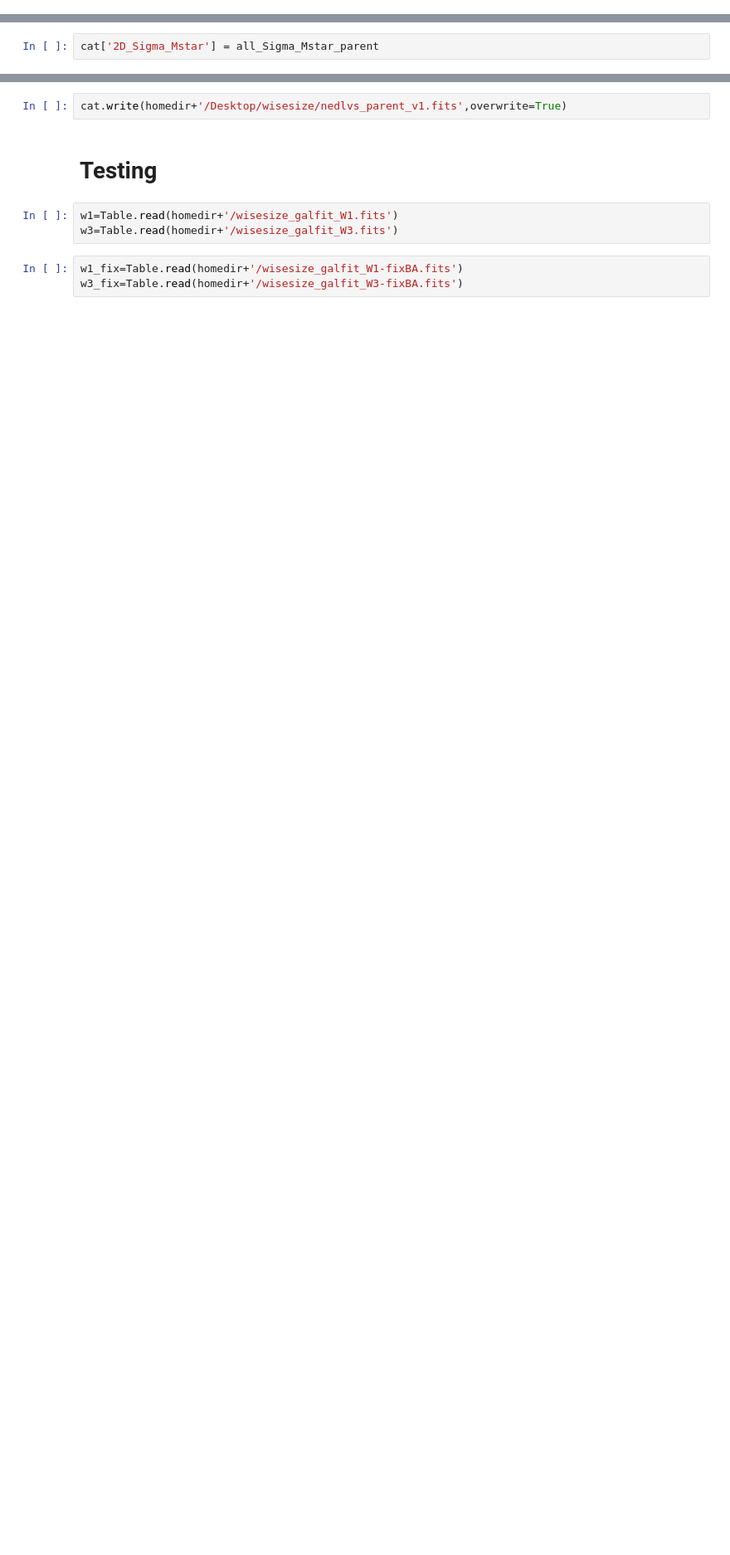
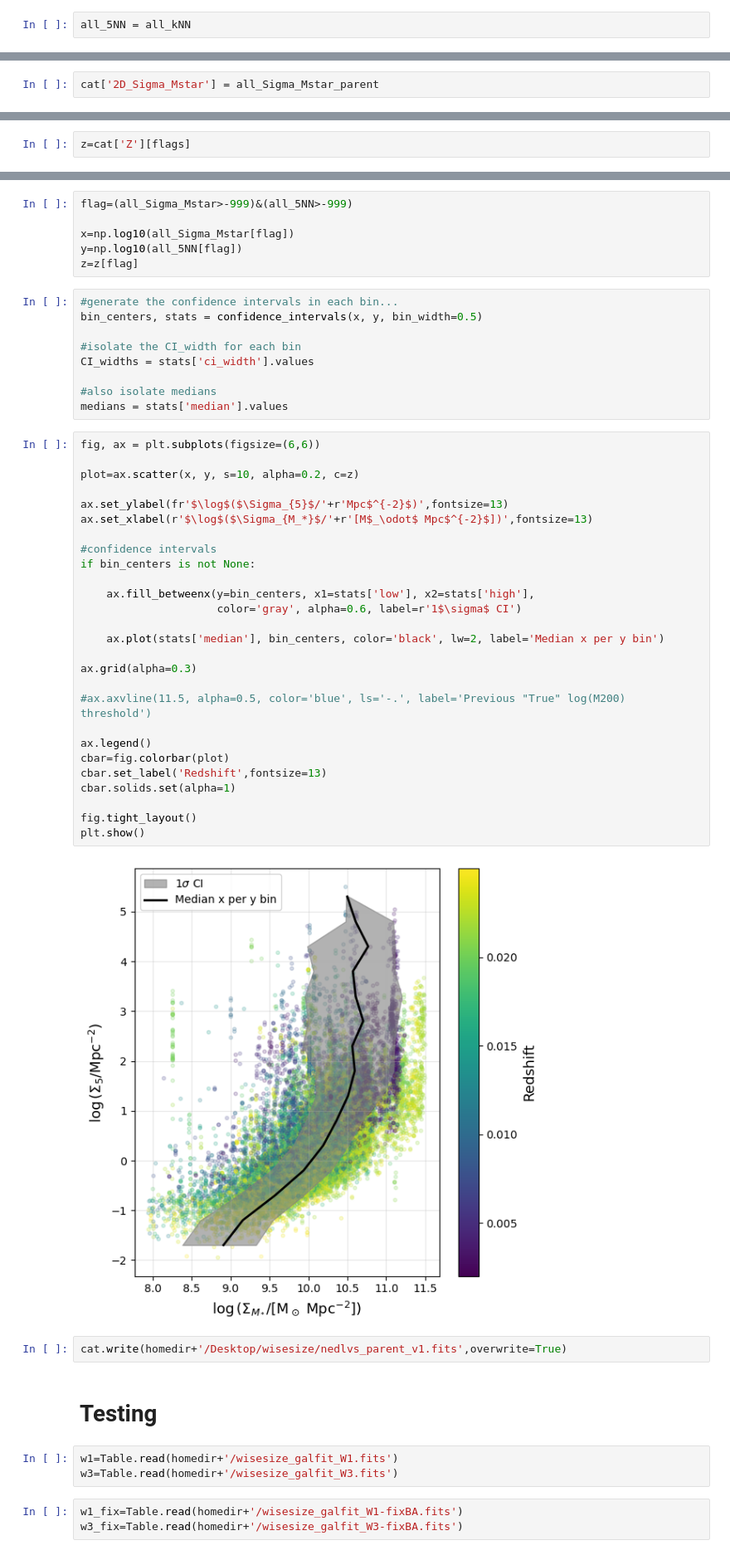
Before and after one commit to gammaspire/wisesize, a Jupyter notebook: environment_classifications/kNN_local_density.ipynb, the cells around one changed output, grey strips where cells are left out. Shown at 83% size. Cells and saved outputs as stored; diff of their text form; blank space fills up the shorter version.

```diff
--- a/environment_classifications/kNN_local_density.ipynb
+++ b/environment_classifications/kNN_local_density.ipynb
@@ -414,3 +425,5 @@ plot_Sigma_Mstar(galaxy.cat['RA'], galaxy.cat['DEC'], all_Sigma_Mstar)
+# %%
+all_5NN = all_kNN
 # %%
 #NOTE: all_5NN may not be fully row-matched to parent table due to flags...hence why we apply flags.
 
@@ -443,0 +450,2 @@ plt.show()
+# %%
+z=cat['Z'][flags]
@@ -444,3 +456,47 @@ plt.show()
+# %%
+flag=(all_Sigma_Mstar>-999)&(all_5NN>-999)
+
+x=np.log10(all_Sigma_Mstar[flag])
+y=np.log10(all_5NN[flag])
+z=z[flag]
+# %%
+#generate the confidence intervals in each bin...
+bin_centers, stats = confidence_intervals(x, y, bin_width=0.5)
+
+#isolate the CI_width for each bin
+CI_widths = stats['ci_width'].values
+
+#also isolate medians
+medians = stats['median'].values
+# %%
+fig, ax = plt.subplots(figsize=(6,6))
+
+plot=ax.scatter(x, y, s=10, alpha=0.2, c=z)
+
+ax.set_ylabel(fr'$\log$($\Sigma_{5}$/'+r'Mpc$^{-2}$)',fontsize=13)
+ax.set_xlabel(r'$\log$($\Sigma_{M_*}$/'+r'[M$_\odot$ Mpc$^{-2}$])',fontsize=13)
+
+#confidence intervals
+if bin_centers is not None:
+
+    ax.fill_betweenx(y=bin_centers, x1=stats['low'], x2=stats['high'],
+                     color='gray', alpha=0.6, label=r'1$\sigma$ CI')
+
+    ax.plot(stats['median'], bin_centers, color='black', lw=2, label='Median x per y bin')
+
+ax.grid(alpha=0.3)
+
+#ax.axvline(11.5, alpha=0.5, color='blue', ls='-.', label='Previous "True" log(M200) threshold')
+
+ax.legend()
+cbar=fig.colorbar(plot)
+cbar.set_label('Redshift',fontsize=13)
+cbar.solids.set(alpha=1)
+
+fig.tight_layout()
+plt.show()
+# %% [output]
+[figure, added]
 # %%
 cat.write(homedir+'/Desktop/wisesize/nedlvs_parent_v1.fits',overwrite=True)
 # %% [markdown]
```
Also changed, not shown: parts of 7 cells of this notebook, 7 other files.
